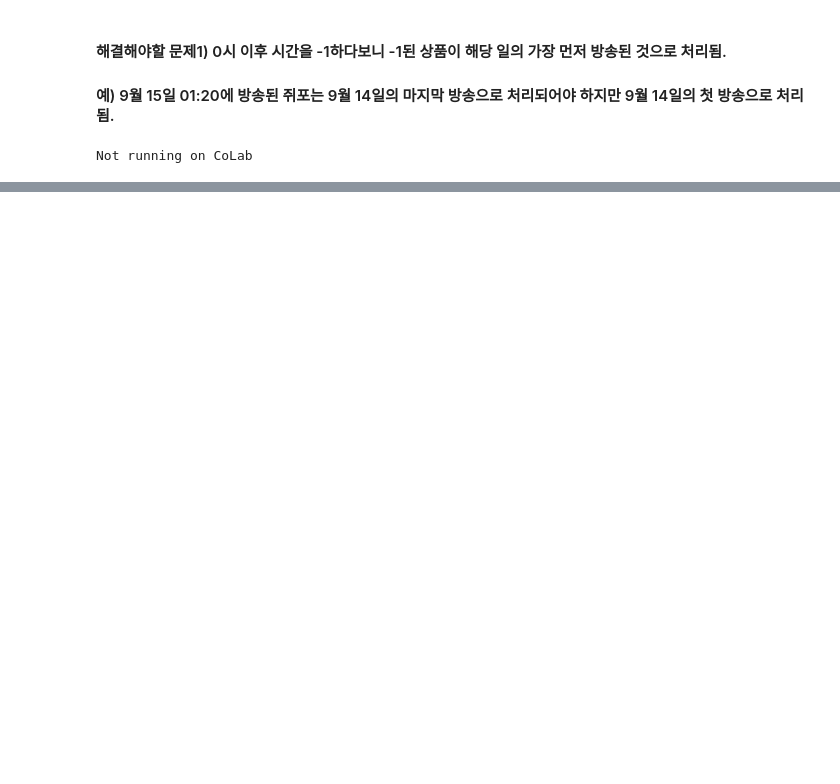
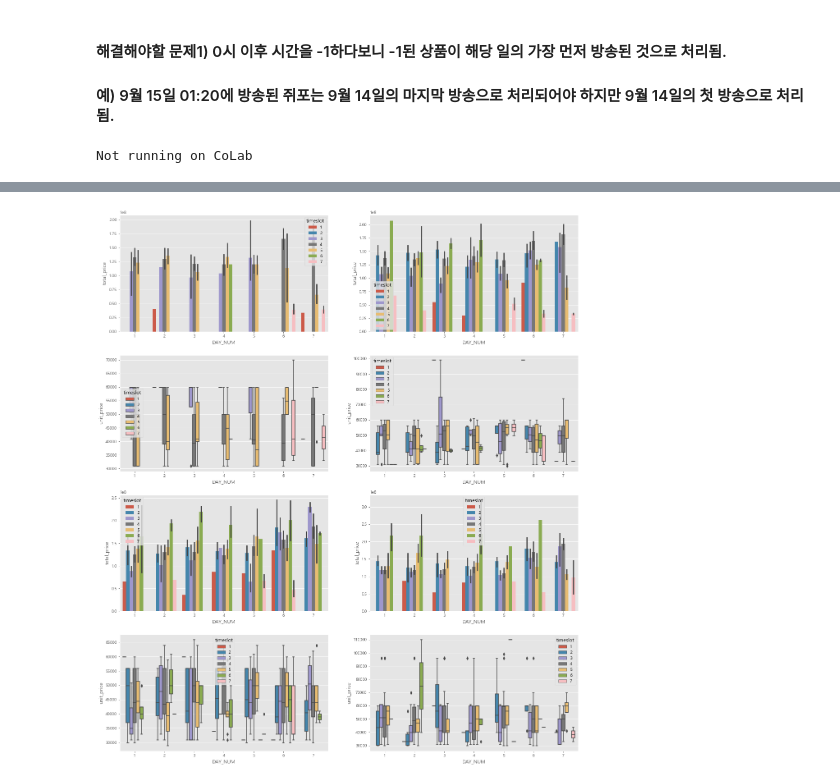
Before and after one commit to bombom93/bigcontest, a Jupyter notebook: EDA2_base_line.ipynb, the cells around one changed output, grey strips where cells are left out. Saved outputs shown, nothing was run; the diff lists cells and outputs as text; code cells hidden in the pictures; blank space fills up the shorter version.

```diff
--- a/EDA2_base_line.ipynb
+++ b/EDA2_base_line.ipynb
@@ -96,0 +111,4 @@ sum_df
+# %%
+season_timeslot('농수축')
+# %% [output]
+[figure, added]
```
Also changed, not shown: parts of 37 cells of this notebook, 5 other files.
